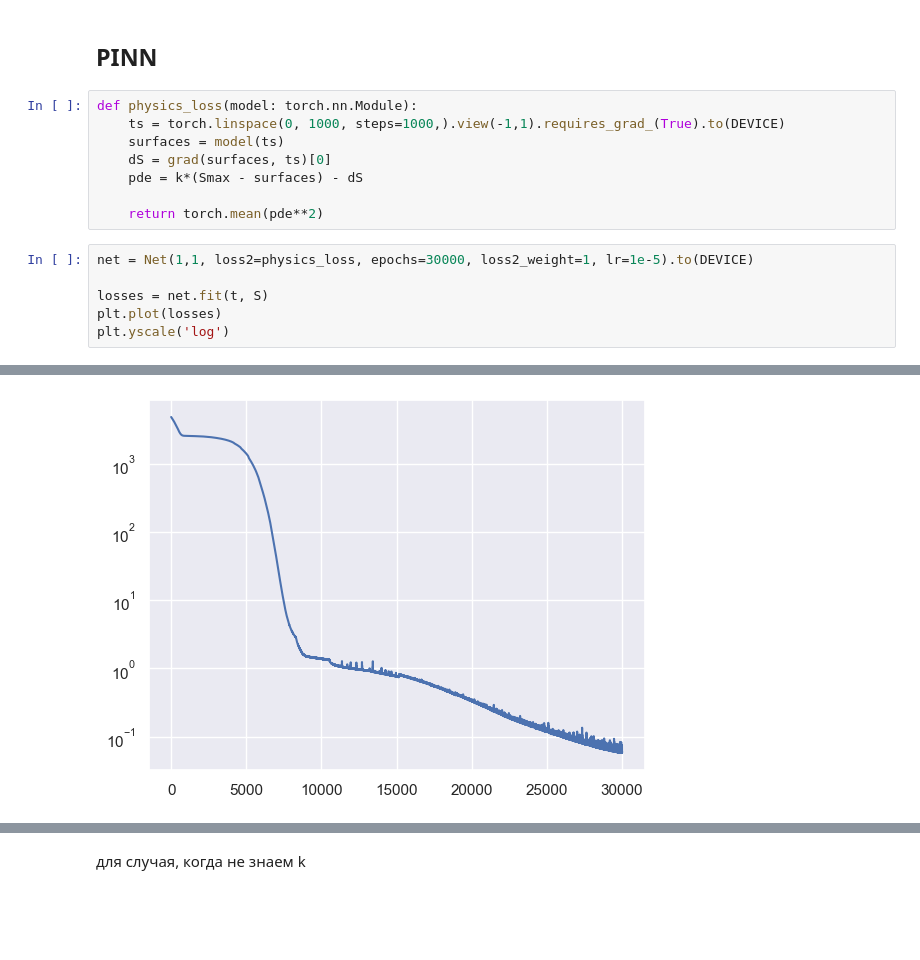
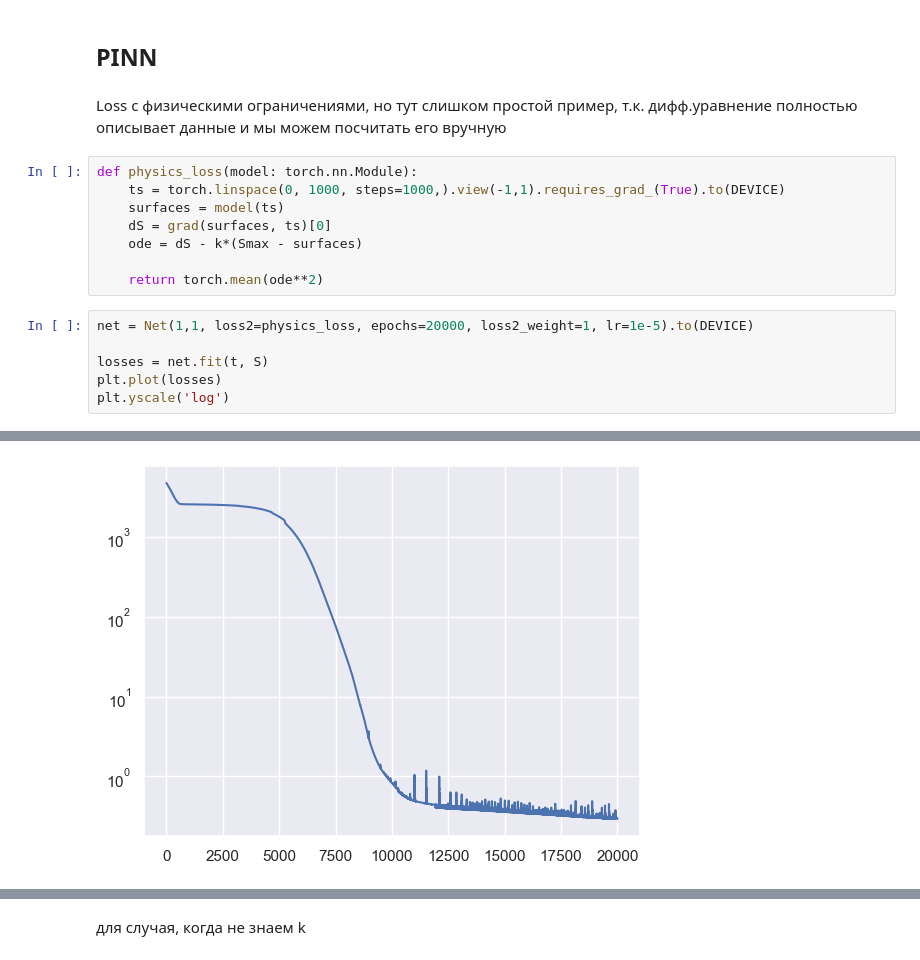
Before and after one commit to kzmna/PINN, a Jupyter notebook: src/pred.ipynb, the cells around one changed output, grey strips where cells are left out. Drawn from its saved outputs; the diff is of its cells as text; blank space fills up the shorter version.

```diff
--- a/src/pred.ipynb
+++ b/src/pred.ipynb
@@ -96,16 +100,18 @@ Text(0.5, 0, 'Time (s)')
 [figure]
 # %% [markdown]
 ## PINN
+# %% [markdown]
+Loss с физическими ограничениями, но тут слишком простой пример, т.к. дифф.уравнение полностью описывает данные и мы можем посчитать его вручную
 # %%
 def physics_loss(model: torch.nn.Module):
     ts = torch.linspace(0, 1000, steps=1000,).view(-1,1).requires_grad_(True).to(DEVICE)
     surfaces = model(ts)
     dS = grad(surfaces, ts)[0]
-    pde = k*(Smax - surfaces) - dS
+    ode = dS - k*(Smax - surfaces)
 
-    return torch.mean(pde**2)
+    return torch.mean(ode**2)
 # %%
-net = Net(1,1, loss2=physics_loss, epochs=30000, loss2_weight=1, lr=1e-5).to(DEVICE)
+net = Net(1,1, loss2=physics_loss, epochs=20000, loss2_weight=1, lr=1e-5).to(DEVICE)
 
 losses = net.fit(t, S)
 plt.plot(losses)
@@ -124,4 +130,4 @@ Epoch 27000/30000, loss: 0.10
-[figure, old version]
+[figure, new version]
 # %%
 preds = net.predict(times)
 
```
Also changed, not shown: parts of 13 cells of this notebook, 2 other files.
